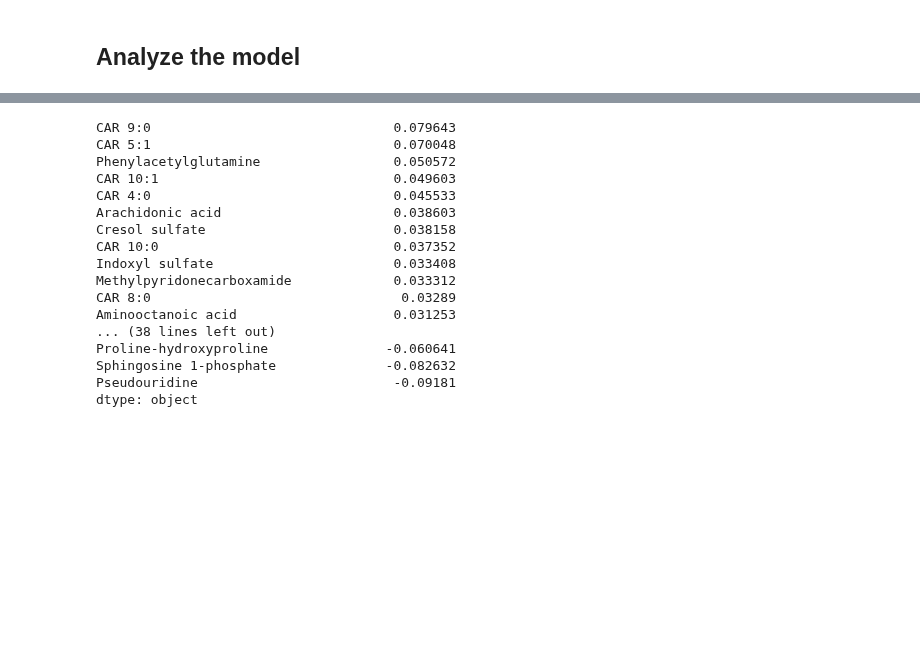
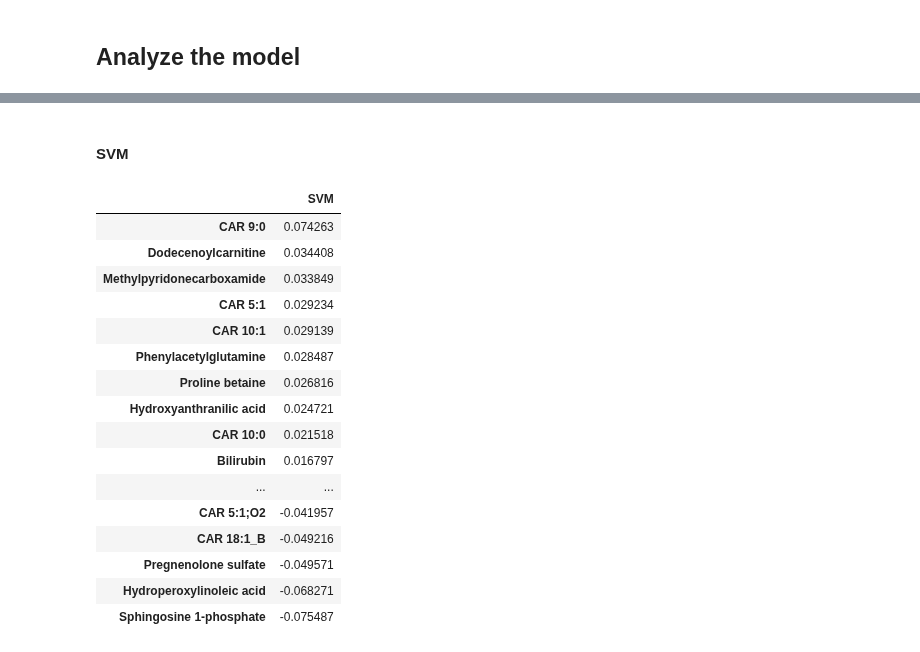
Before and after one commit to Bvs00/AI4ODA_projectwork, a Jupyter notebook: notebook_metaboloma.ipynb, the cells around one changed output, grey strips where cells are left out. Saved outputs shown, nothing was run; the diff lists cells and outputs as text; code cells hidden in the pictures; blank space fills up the shorter version.

Commit message:
Find the most important features

```diff
--- a/notebook_metaboloma.ipynb
+++ b/notebook_metaboloma.ipynb
@@ -408,0 +412,9 @@ LogisticRegression(C=0.9, class_weight='balanced', max_iter=10000, n_jobs=4,
+# %%
+from sklearn.svm import SVC
+from imblearn.over_sampling import BorderlineSMOTE
+
+SVM_models =  SVC(C=0.9,kernel="linear")
+
+SVM_models.fit(x,y)
+
+SVM_models
@@ -460,7 +438,16 @@ Index([2, 3, 18, 4, 23, 32, 17, 30, 20, 24, 35, 0], dtype='int64')
 # %%
+features_importance = pd.DataFrame({"PC": FinalModel.feature_names_in_, "Coefficient": abs(FinalModel.coef_[0])})
+features_importance = features_importance.sort_values(by="Coefficient", ascending=False)
+
+imp_features_pca = features_importance.loc[features_importance["Coefficient"]>=0.1]
+
+name_pc = imp_features_pca.T.columns
+
 features_imp_original = pd.DataFrame({"Feature": x_tic.columns,**{f"PC{i}":pca_tic_fit.components_[i]for i in name_pc}})
 temp = features_imp_original.T
 temp.columns = x_tic.columns
 temp_2 = temp.T
 features_imp_original = temp_2.iloc[:,1:]
-features_imp_original
+
+most_important_features_lr = pd.DataFrame({"LogisticRegression":features_imp_original.mean(axis=1)}).sort_values(by="LogisticRegression",ascending=False)
+most_important_features = pd.DataFrame({"LogisticRegression":features_imp_original.mean(axis=1)})
@@ -485,20 +454,39 @@ features_imp_original
-# %%
-features_imp_original.mean(axis=1).sort_values(ascending=False)
-# %% [output]
-CAR 9:0                               0.079643
-CAR 5:1                               0.070048
-Phenylacetylglutamine                 0.050572
-CAR 10:1                              0.049603
-CAR 4:0                               0.045533
-Arachidonic acid                      0.038603
-Cresol sulfate                        0.038158
-CAR 10:0                              0.037352
-Indoxyl sulfate                       0.033408
-Methylpyridonecarboxamide             0.033312
-CAR 8:0                                0.03289
-Aminooctanoic acid                    0.031253
-... (38 lines left out)
-Proline-hydroxyproline               -0.060641
-Sphingosine 1-phosphate              -0.082632
-Pseudouridine                         -0.09181
-dtype: object
+# %% [markdown]
+#### SVM
+# %%
+features_importance = pd.DataFrame({"PC": SVM_models.feature_names_in_, "Coefficient": abs(SVM_models.coef_[0])})
+features_importance = features_importance.sort_values(by="Coefficient", ascending=False)
+features_importance
+# choose the most important features
+imp_features_pca = features_importance.loc[features_importance["Coefficient"]>=0.1]
+
+name_pc = imp_features_pca.T.columns
+
+features_imp_original = pd.DataFrame({"Feature": x_tic.columns,**{f"PC{i}":pca_tic_fit.components_[i]for i in name_pc}})
+temp = features_imp_original.T
+temp.columns = x_tic.columns
+temp_2 = temp.T
+features_imp_original = temp_2.iloc[:,1:]
+most_important_features_svm = pd.DataFrame({"SVM":features_imp_original.mean(axis=1)}).sort_values(by="SVM",ascending=False)
+most_important_features["SVM"] = features_imp_original.mean(axis=1)
+most_important_features
+
+most_important_features_svm
+# %% [output]
+|  | SVM |
+| CAR 9:0 | 0.074263 |
+| Dodecenoylcarnitine | 0.034408 |
+| Methylpyridonecarboxamide | 0.033849 |
+| CAR 5:1 | 0.029234 |
+| CAR 10:1 | 0.029139 |
+| Phenylacetylglutamine | 0.028487 |
+| Proline betaine | 0.026816 |
+| Hydroxyanthranilic acid | 0.024721 |
+| CAR 10:0 | 0.021518 |
+| Bilirubin | 0.016797 |
+| ... | ... |
+| CAR 5:1;O2 | -0.041957 |
+| CAR 18:1_B | -0.049216 |
+| Pregnenolone sulfate | -0.049571 |
+| Hydroperoxylinoleic acid | -0.068271 |
+| Sphingosine 1-phosphate | -0.075487 |
```
Also changed, not shown: parts of 17 cells of this notebook, 3 other files.
